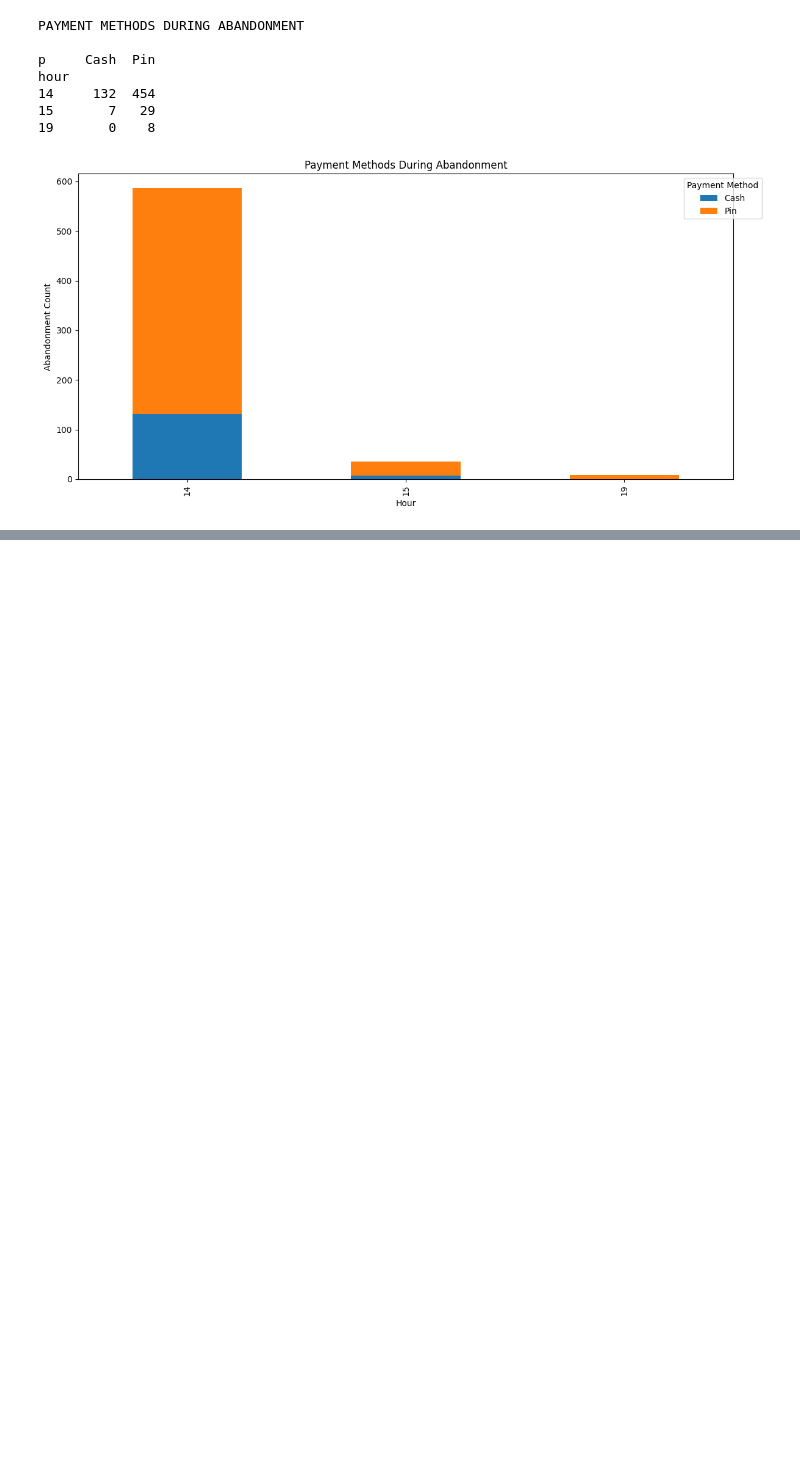
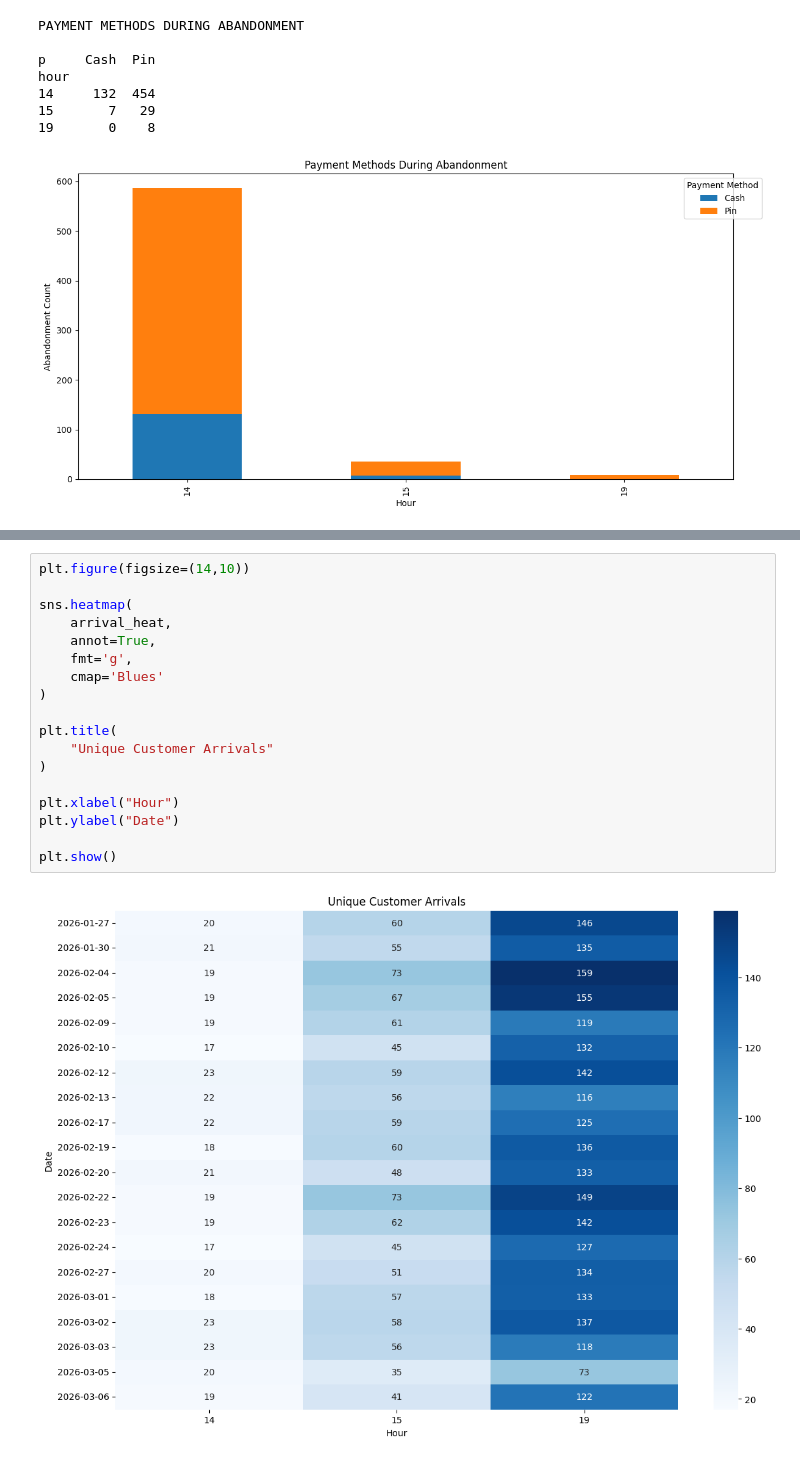
Before and after one commit to gaurisharma360/Process-Intelligence-in-Action, a Jupyter notebook: Gauri/intro_xes_combined- Copy.ipynb, the cells around one changed output, grey strips where cells are left out. Saved outputs shown, nothing was run; the diff lists cells and outputs as text; blank space fills up the shorter version.

```diff
--- a/Gauri/intro_xes_combined- Copy.ipynb
+++ b/Gauri/intro_xes_combined- Copy.ipynb
@@ -2664,0 +3310,20 @@ hour
+# %%
+plt.figure(figsize=(14,10))
+
+sns.heatmap(
+    arrival_heat,
+    annot=True,
+    fmt='g',
+    cmap='Blues'
+)
+
+plt.title(
+    "Unique Customer Arrivals"
+)
+
+plt.xlabel("Hour")
+plt.ylabel("Date")
+
+plt.show()
+# %% [output]
+[figure, added]
```
Also changed, not shown: parts of 36 cells of this notebook.
